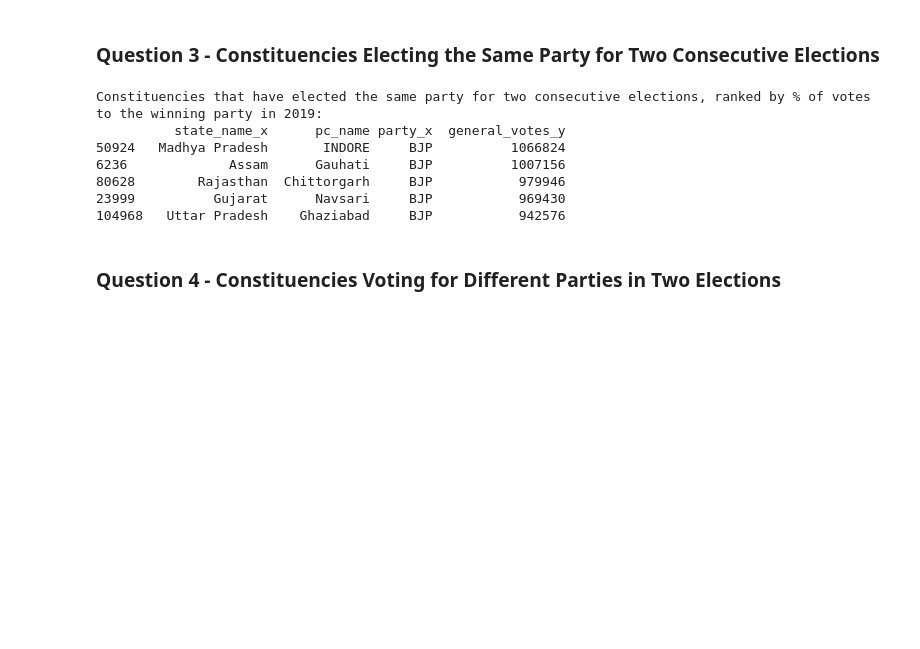
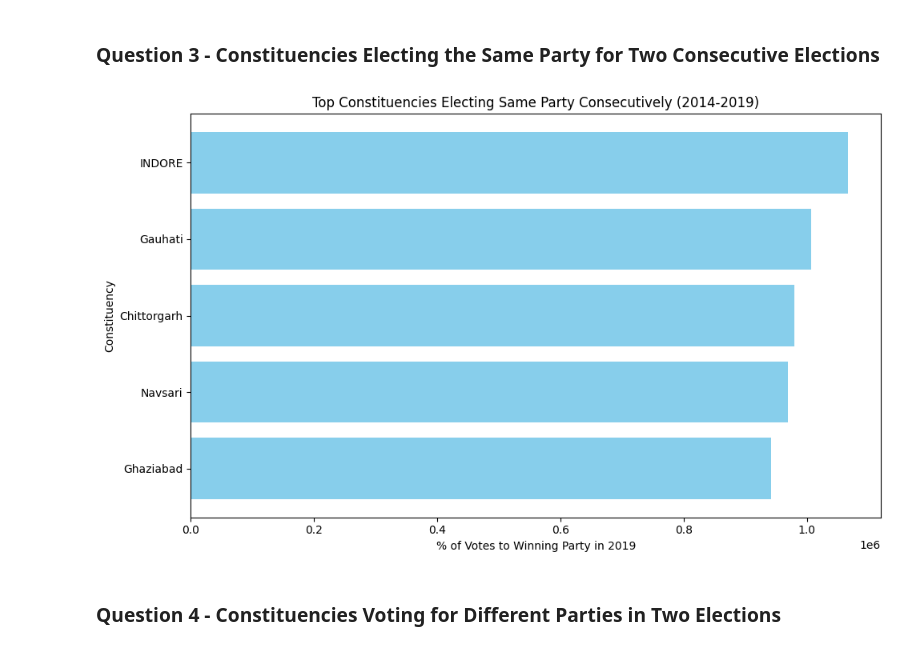
Before and after one commit to instax-dutta/CodeBasics-Challenge--11, a Jupyter notebook: Data-Analysis.ipynb, the cells around one changed output. Cells and saved outputs as stored; diff of their text form; code cells hidden in the pictures; blank space fills up the shorter version.

```diff
--- a/Data-Analysis.ipynb
+++ b/Data-Analysis.ipynb
@@ -88,24 +90,29 @@ plt.show()
 [figure]
 # %% [markdown]
 ### Question 3 - Constituencies Electing the Same Party for Two Consecutive Elections
-# %%
-# Constituencies electing the same party for two consecutive elections, ranked by % of votes to winning party in 2019
-consecutive_party = results_2014.merge(results_2019, on=['state', 'pc_name'])
-consecutive_party = consecutive_party[(consecutive_party['party_x'] == consecutive_party['party_y']) &
-                                      (consecutive_party['party_symbol_x'] == consecutive_party['party_symbol_y'])]
-consecutive_party_ranked = consecutive_party.sort_values(by='general_votes_y', ascending=False)
-
-# Display top constituencies electing the same party for two consecutive elections, ranked by % of votes to winning party in 2019
-print("Constituencies that have elected the same party for two consecutive elections, ranked by % of votes to the winning party in 2019:")
-print(consecutive_party_ranked[['state_name_x', 'pc_name', 'party_x', 'general_votes_y']].head())
-# %% [output]
-Constituencies that have elected the same party for two consecutive elections, ranked by % of votes to the winning party in 2019:
-          state_name_x      pc_name party_x  general_votes_y
-50924   Madhya Pradesh       INDORE     BJP          1066824
-6236             Assam      Gauhati     BJP          1007156
-80628        Rajasthan  Chittorgarh     BJP           979946
-23999          Gujarat      Navsari     BJP           969430
-104968   Uttar Pradesh    Ghaziabad     BJP           942576
+# %%
+import matplotlib.pyplot as plt
+
+# Assuming consecutive_party_ranked is a DataFrame containing the ranked constituencies
+# and their respective percentage of votes to the winning party in 2019
+
+# Extracting data for plotting
+constituencies = consecutive_party_ranked['pc_name'].head()
+percentage_votes_2019 = consecutive_party_ranked['general_votes_y'].head()
+
+# Plotting the data
+plt.figure(figsize=(10, 6))
+plt.barh(constituencies, percentage_votes_2019, color='skyblue')
+plt.xlabel('% of Votes to Winning Party in 2019')
+plt.ylabel('Constituency')
+plt.title('Top Constituencies Electing Same Party Consecutively (2014-2019)')
+plt.gca().invert_yaxis()  # Invert y-axis to have highest percentage at the top
+plt.tight_layout()
+
+# Displaying the plot
+plt.show()
+# %% [output]
+[figure, added]
 # %% [markdown]
 ### Question 4 - Constituencies Voting for Different Parties in Two Elections
 # %%
```
Also changed, not shown: parts of 1 cell of this notebook.
